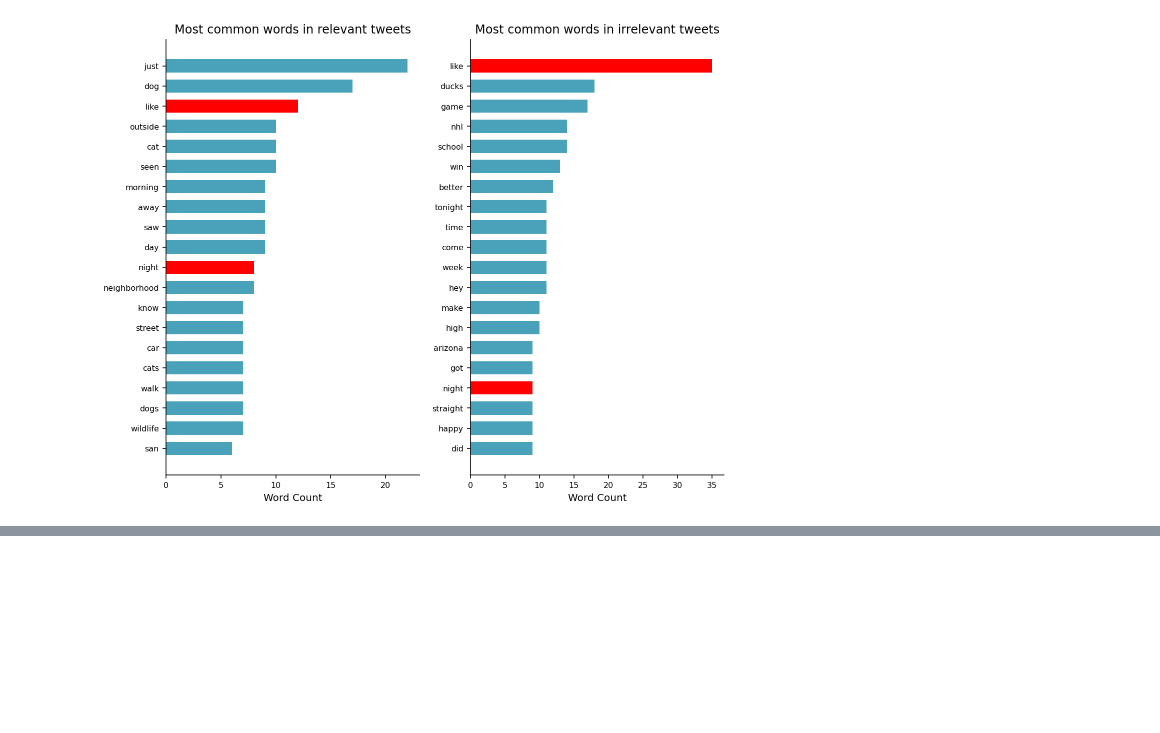
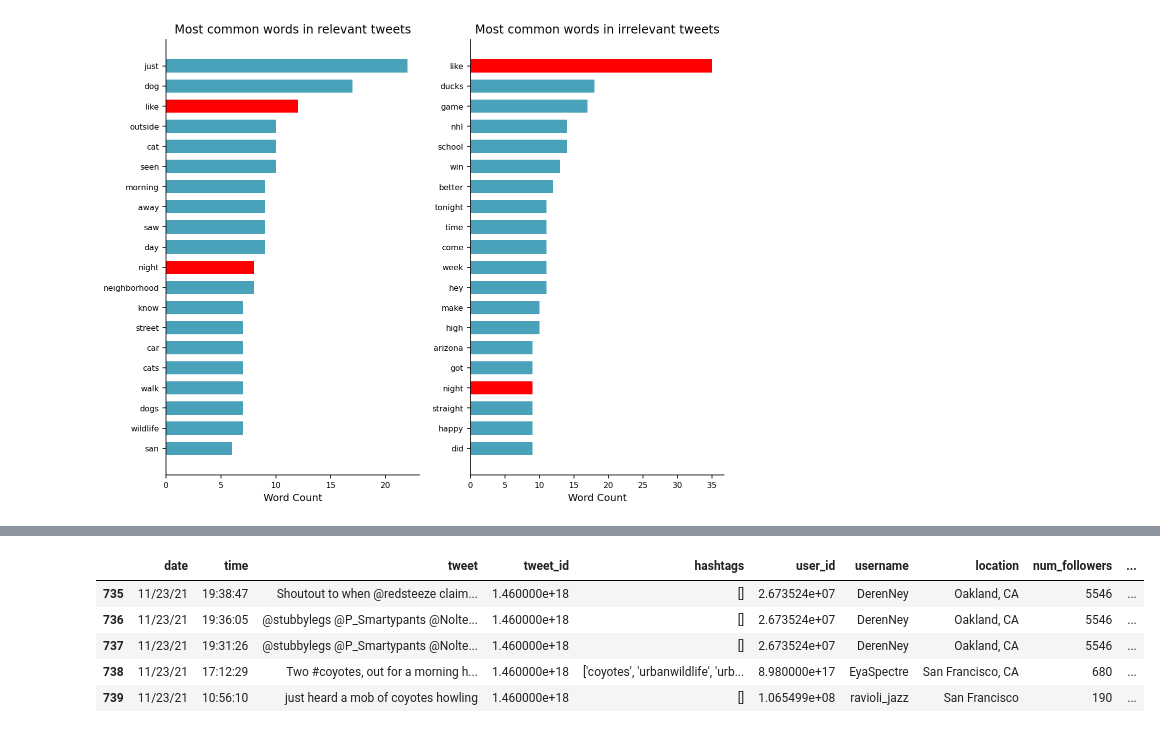
Before and after one commit to Isaac1o/CDFW, a Jupyter notebook: twitter/coyotes/notebooks/coyote_eda.ipynb, the cells around one changed output, grey strips where cells are left out. Drawn from its saved outputs; the diff is of its cells as text; code cells hidden in the pictures; blank space fills up the shorter version.

```diff
--- a/twitter/coyotes/notebooks/coyote_eda.ipynb
+++ b/twitter/coyotes/notebooks/coyote_eda.ipynb
@@ -296,0 +317,7 @@ plt.show()
+# %%
+from utility.classify_tweets import *
+pd.set_option("display.max_colwidth", None)
+# %%
+classification_values = classify_tweets(df['tweet'], '../bayes_model/best_bayes_pipeline.pkl')
+# %%
+df['rel'] = classification_values
@@ -296,0 +326,11 @@ plt.show()
+# %%
+df['relevant'] = classification_values
+# %%
+df.tail()
+# %% [output]
+|  | date | time | tweet | tweet_id | hashtags | user_id | username | location | num_followers | ... |
+| 735 | 11/23/21 | 19:38:47 | Shoutout to when @redsteeze claim... | 1.460000e+18 | [] | 2.673524e+07 | DerenNey | Oakland, CA | 5546 | ... |
+| 736 | 11/23/21 | 19:36:05 | @stubbylegs @P_Smartypants @Nolte... | 1.460000e+18 | [] | 2.673524e+07 | DerenNey | Oakland, CA | 5546 | ... |
+| 737 | 11/23/21 | 19:31:26 | @stubbylegs @P_Smartypants @Nolte... | 1.460000e+18 | [] | 2.673524e+07 | DerenNey | Oakland, CA | 5546 | ... |
+| 738 | 11/23/21 | 17:12:29 | Two #coyotes, out for a morning h... | 1.460000e+18 | ['coyotes', 'urbanwildlife', 'urb... | 8.980000e+17 | EyaSpectre | San Francisco, CA | 680 | ... |
+| 739 | 11/23/21 | 10:56:10 | just heard a mob of coyotes howling | 1.460000e+18 | [] | 1.065499e+08 | ravioli_jazz | San Francisco | 190 | ... |
```
Also changed, not shown: parts of 10 cells of this notebook, 4 other files.
